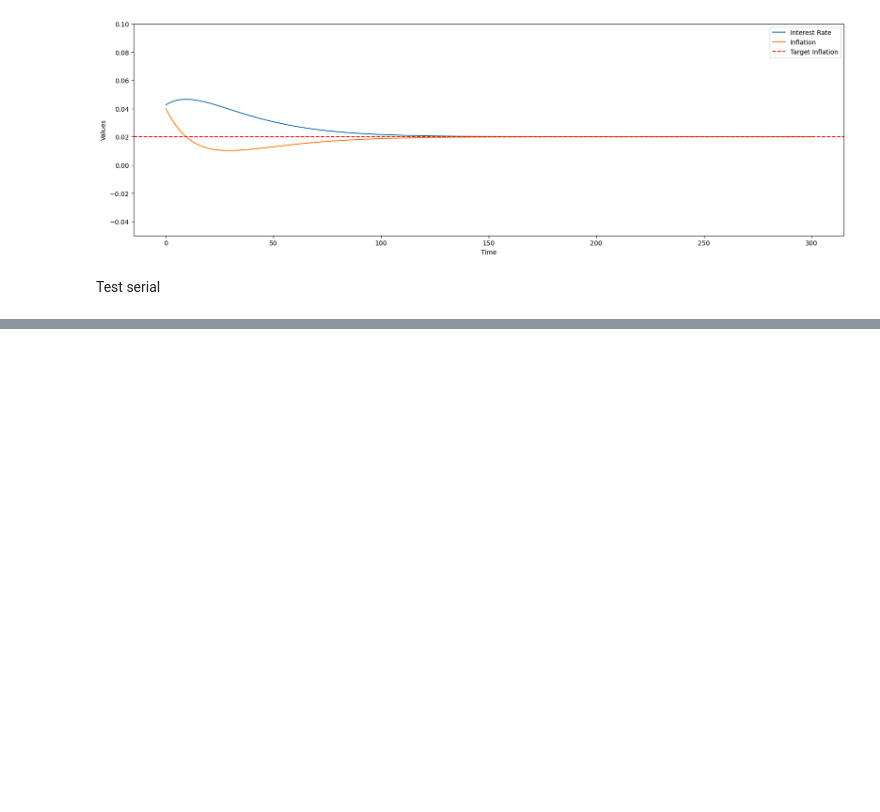
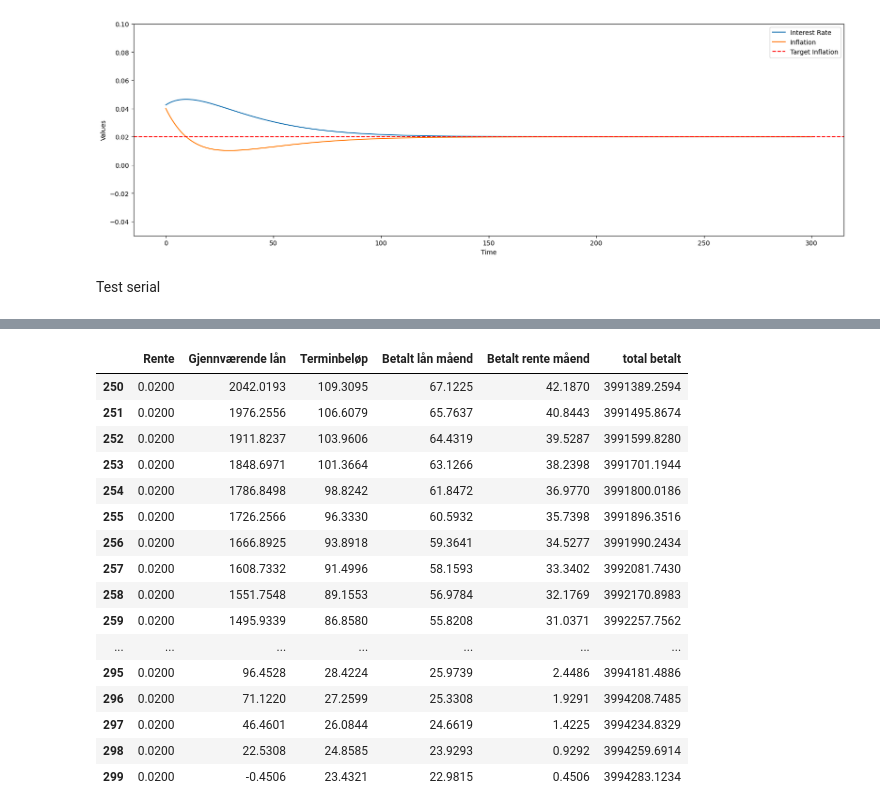
Before and after one commit to 591118/ProsjektADAH2023, a Jupyter notebook: rente.ipynb, the cells around one changed output, grey strips where cells are left out. Drawn from its saved outputs; the diff is of its cells as text; code cells hidden in the pictures; blank space fills up the shorter version.

```diff
--- a/rente.ipynb
+++ b/rente.ipynb
@@ -138,0 +143,39 @@ serie
+# %%
+import pandas as pd
+
+def annuitetslan_kalkulator(lanbelop, renteliste, antall_ar):
+    terminer = antall_ar * 12
+    monthly_payments = []
+
+    lanbelop = lanbelop
+    total_betalt = 0
+
+    for i , monthly_interest_rate in enumerate(renteliste):
+        avdrag = lanbelop * (monthly_interest_rate * (1 + monthly_interest_rate)**(terminer - i)) / ((1 + monthly_interest_rate)**(terminer - i) - 1)
+
+        rentebeløp = lanbelop * monthly_interest_rate
+
+        terminbetaling = avdrag + rentebeløp
+
+        avdrag = terminbetaling - rentebeløp
+
+        lanbelop -= avdrag
+
+        total_betalt += terminbetaling
+
+        monthly_payments.append({
+            "Rente": monthly_interest_rate,
+            "Gjennværende lån": lanbelop,
+            "Terminbeløp": terminbetaling,
+            "Betalt lån måend": avdrag,
+            "Betalt rente måend": rentebeløp,
+            "total betalt": total_betalt
+        })
+
+    # Create the DataFrame
+    result_df = pd.DataFrame(monthly_payments)
+
+    # Set formatting for float values in the DataFrame
+    pd.options.display.float_format = '{:.4f}'.format
+
+    return result_df
@@ -138,0 +184,22 @@ serie
+# %%
+annu = annuitetslan_kalkulator(lan , rente , aar)
+# %%
+annu.tail(50)
+# %% [output]
+|  | Rente | Gjennværende lån | Terminbeløp | Betalt lån måend | Betalt rente måend | total betalt |
+| 250 | 0.0200 | 2042.0193 | 109.3095 | 67.1225 | 42.1870 | 3991389.2594 |
+| 251 | 0.0200 | 1976.2556 | 106.6079 | 65.7637 | 40.8443 | 3991495.8674 |
+| 252 | 0.0200 | 1911.8237 | 103.9606 | 64.4319 | 39.5287 | 3991599.8280 |
+| 253 | 0.0200 | 1848.6971 | 101.3664 | 63.1266 | 38.2398 | 3991701.1944 |
+| 254 | 0.0200 | 1786.8498 | 98.8242 | 61.8472 | 36.9770 | 3991800.0186 |
+| 255 | 0.0200 | 1726.2566 | 96.3330 | 60.5932 | 35.7398 | 3991896.3516 |
+| 256 | 0.0200 | 1666.8925 | 93.8918 | 59.3641 | 34.5277 | 3991990.2434 |
+| 257 | 0.0200 | 1608.7332 | 91.4996 | 58.1593 | 33.3402 | 3992081.7430 |
+| 258 | 0.0200 | 1551.7548 | 89.1553 | 56.9784 | 32.1769 | 3992170.8983 |
+| 259 | 0.0200 | 1495.9339 | 86.8580 | 55.8208 | 31.0371 | 3992257.7562 |
+| ... | ... | ... | ... | ... | ... | ... |
+| 295 | 0.0200 | 96.4528 | 28.4224 | 25.9739 | 2.4486 | 3994181.4886 |
+| 296 | 0.0200 | 71.1220 | 27.2599 | 25.3308 | 1.9291 | 3994208.7485 |
+| 297 | 0.0200 | 46.4601 | 26.0844 | 24.6619 | 1.4225 | 3994234.8329 |
+| 298 | 0.0200 | 22.5308 | 24.8585 | 23.9293 | 0.9292 | 3994259.6914 |
+| 299 | 0.0200 | -0.4506 | 23.4321 | 22.9815 | 0.4506 | 3994283.1234 |
```
Also changed, not shown: parts of 3 cells of this notebook.
